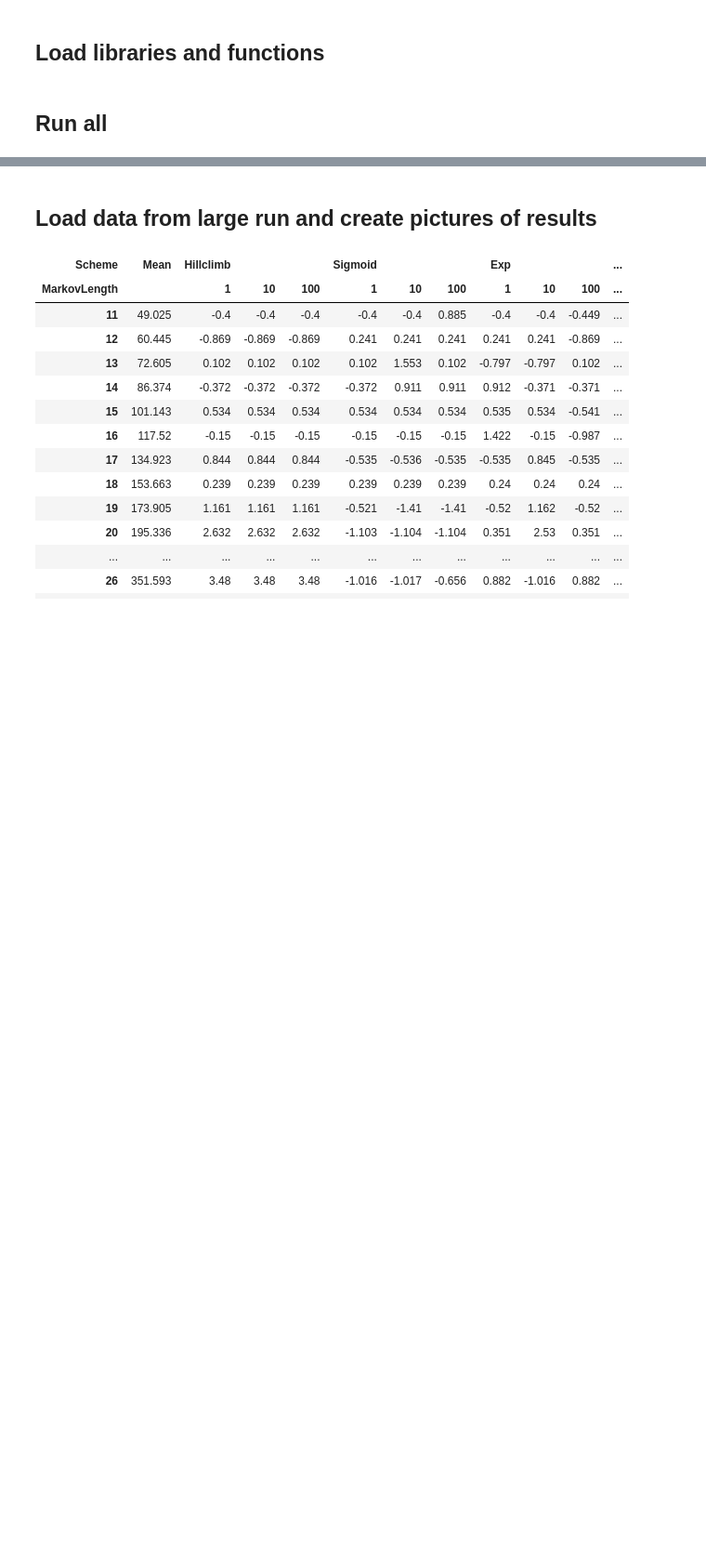
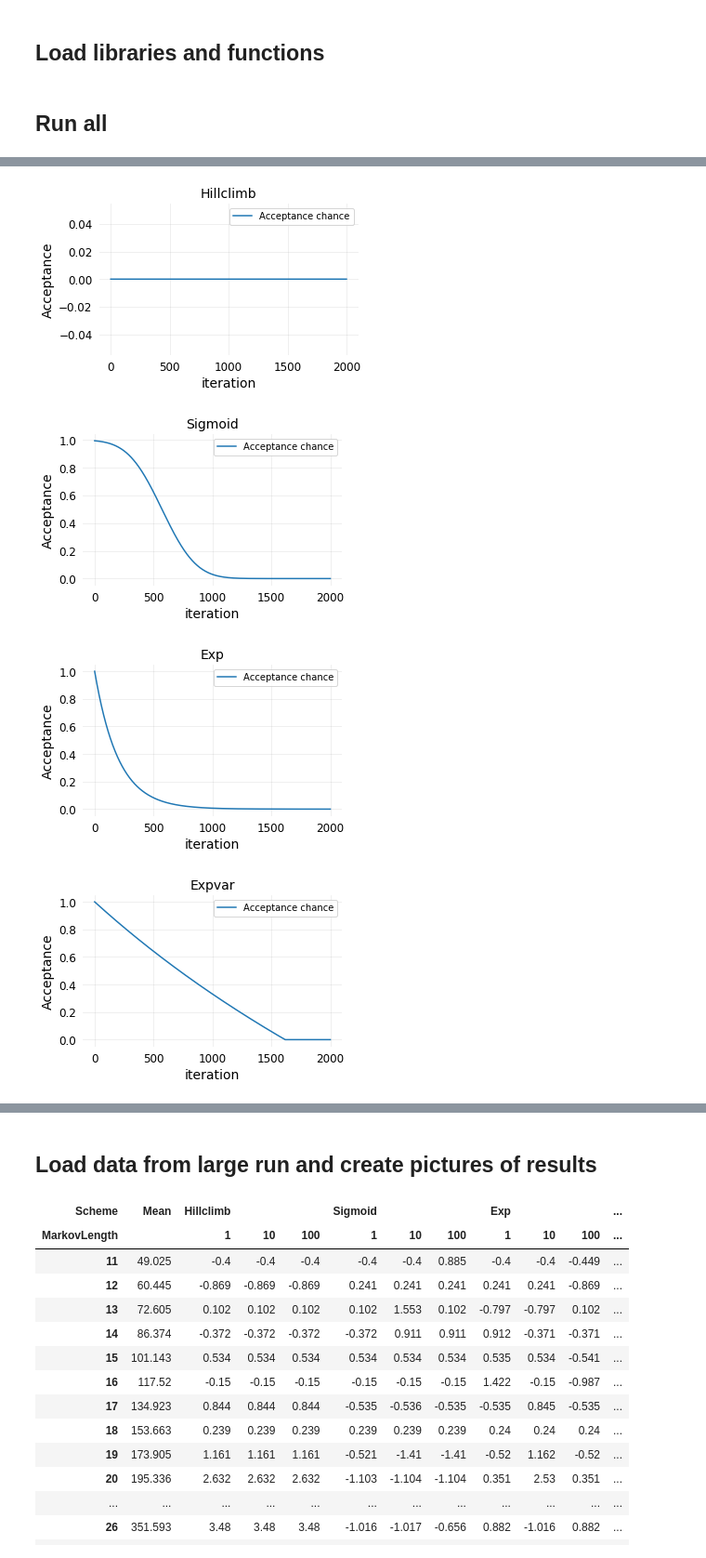
Before and after one commit to popoiopo/StochasticSim, a Jupyter notebook: Bas/opdr3/ParticlesMoveSeperate_final_single.ipynb, the cells around one changed output, grey strips where cells are left out. Shown at 93% size. Cells and saved outputs as stored; diff of their text form; code cells hidden in the pictures; blank space fills up the shorter version.

```diff
--- a/Bas/opdr3/ParticlesMoveSeperate_final_single.ipynb
+++ b/Bas/opdr3/ParticlesMoveSeperate_final_single.ipynb
@@ -393,0 +430,16 @@ display(final)
+# %%
+iterations = 2000
+markovs = [1,100]
+schemes = ["Hillclimb", "Sigmoid", "Exp", "Expvar", "Binary", "Linear"]
+for markovL in markovs:
+    for scheme in schemes:
+        getScheme_data(
+            math.ceil(iterations / markovL),
+            plot="Yes",
+            scheme=scheme,
+            markovChain=markovL)
+# %% [output]
+[figure, added]
+[figure, added]
+[figure, added]
+[figure, added]
```
Also changed, not shown: parts of 10 cells of this notebook, 7 other files.
